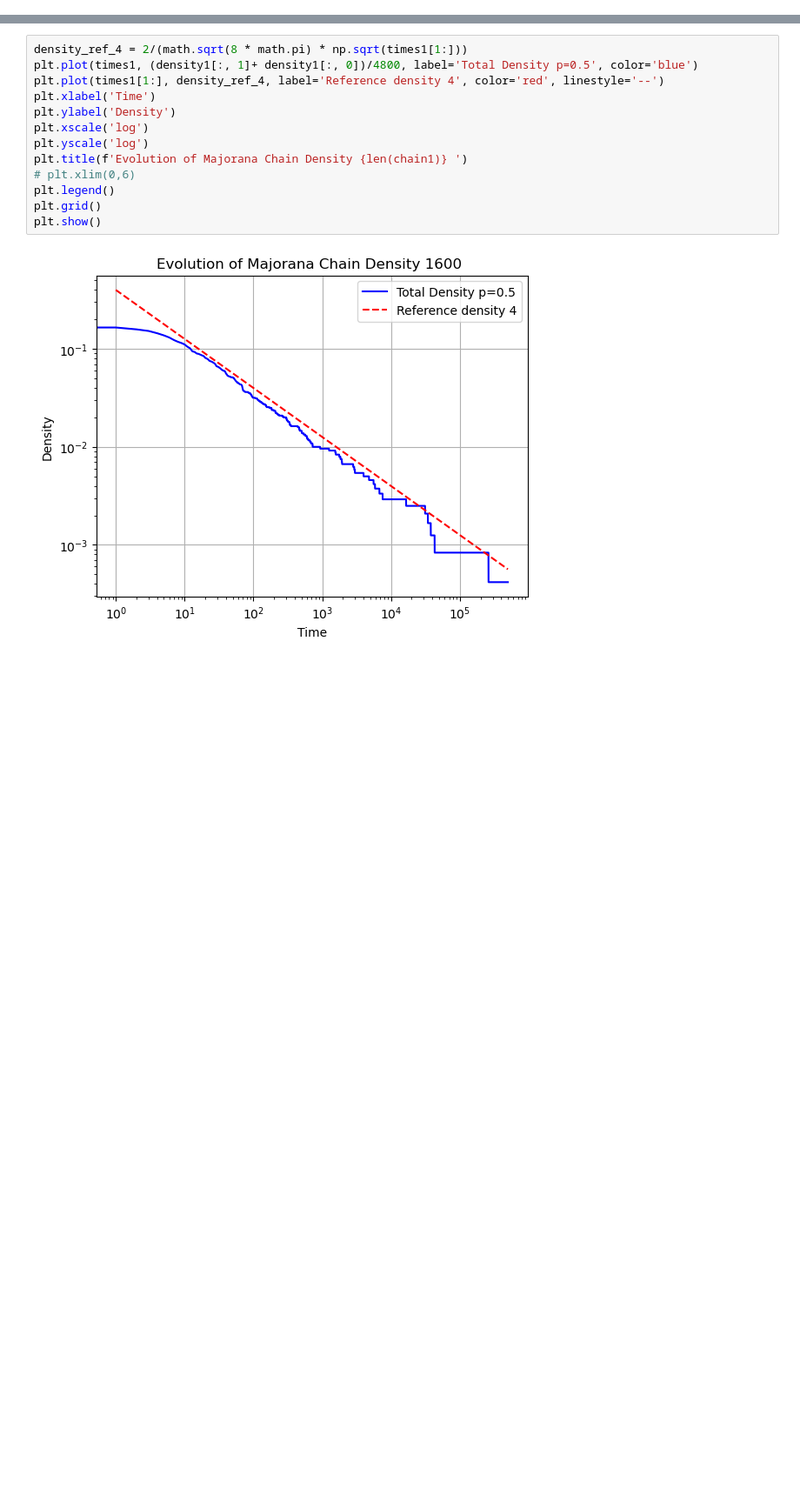
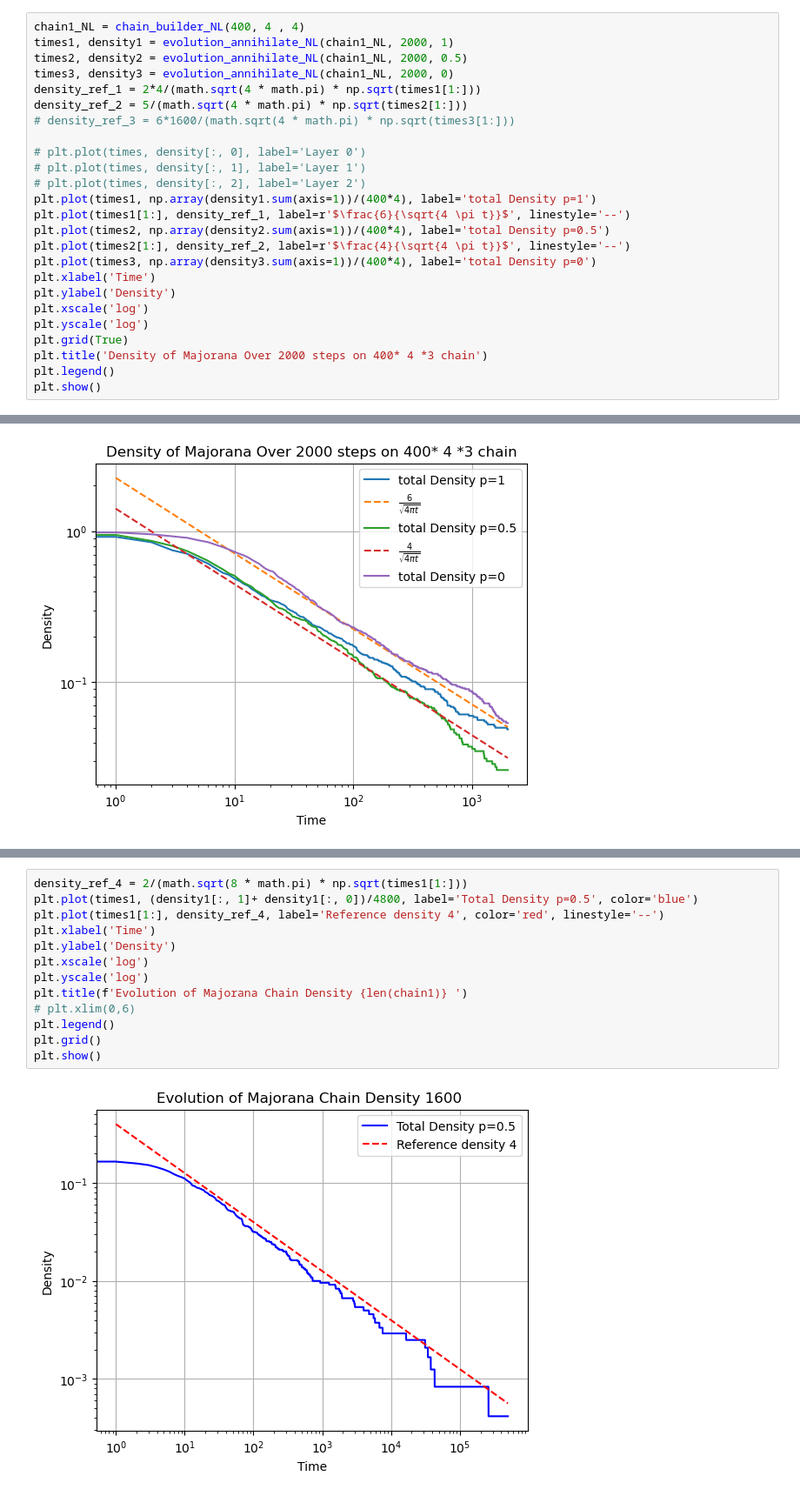
Before and after one commit to toM0dots/Majorana-Braiding, a Jupyter notebook: N_layer.ipynb, the cells around one changed output, grey strips where cells are left out. Shown at 87% size. Cells and saved outputs as stored; diff of their text form; blank space fills up the shorter version.

Commit message:
N layer functioning

```diff
--- a/N_layer.ipynb
+++ b/N_layer.ipynb
@@ -734,0 +1183,26 @@ IndexError: list index out of range
+# %%
+chain1_NL = chain_builder_NL(400, 4 , 4)
+times1, density1 = evolution_annihilate_NL(chain1_NL, 2000, 1)
+times2, density2 = evolution_annihilate_NL(chain1_NL, 2000, 0.5)
+times3, density3 = evolution_annihilate_NL(chain1_NL, 2000, 0)
+density_ref_1 = 2*4/(math.sqrt(4 * math.pi) * np.sqrt(times1[1:]))
+density_ref_2 = 5/(math.sqrt(4 * math.pi) * np.sqrt(times2[1:]))
+# density_ref_3 = 6*1600/(math.sqrt(4 * math.pi) * np.sqrt(times3[1:]))
+
+# plt.plot(times, density[:, 0], label='Layer 0')
+# plt.plot(times, density[:, 1], label='Layer 1')
+# plt.plot(times, density[:, 2], label='Layer 2')
+plt.plot(times1, np.array(density1.sum(axis=1))/(400*4), label='total Density p=1')
+plt.plot(times1[1:], density_ref_1, label=r'$\frac{6}{\sqrt{4 \pi t}}$', linestyle='--')
+plt.plot(times2, np.array(density2.sum(axis=1))/(400*4), label='total Density p=0.5')
+plt.plot(times2[1:], density_ref_2, label=r'$\frac{4}{\sqrt{4 \pi t}}$', linestyle='--')
+plt.plot(times3, np.array(density3.sum(axis=1))/(400*4), label='total Density p=0')
+plt.xlabel('Time')
+plt.ylabel('Density')
+plt.xscale('log')
+plt.yscale('log')
+plt.grid(True)
+plt.title('Density of Majorana Over 2000 steps on 400* 4 *3 chain')
+plt.legend()
+plt.show()
+# %% [output]
@@ -734,0 +1226 @@ IndexError: list index out of range
+[figure, added]
```
Also changed, not shown: parts of 7 cells of this notebook.
